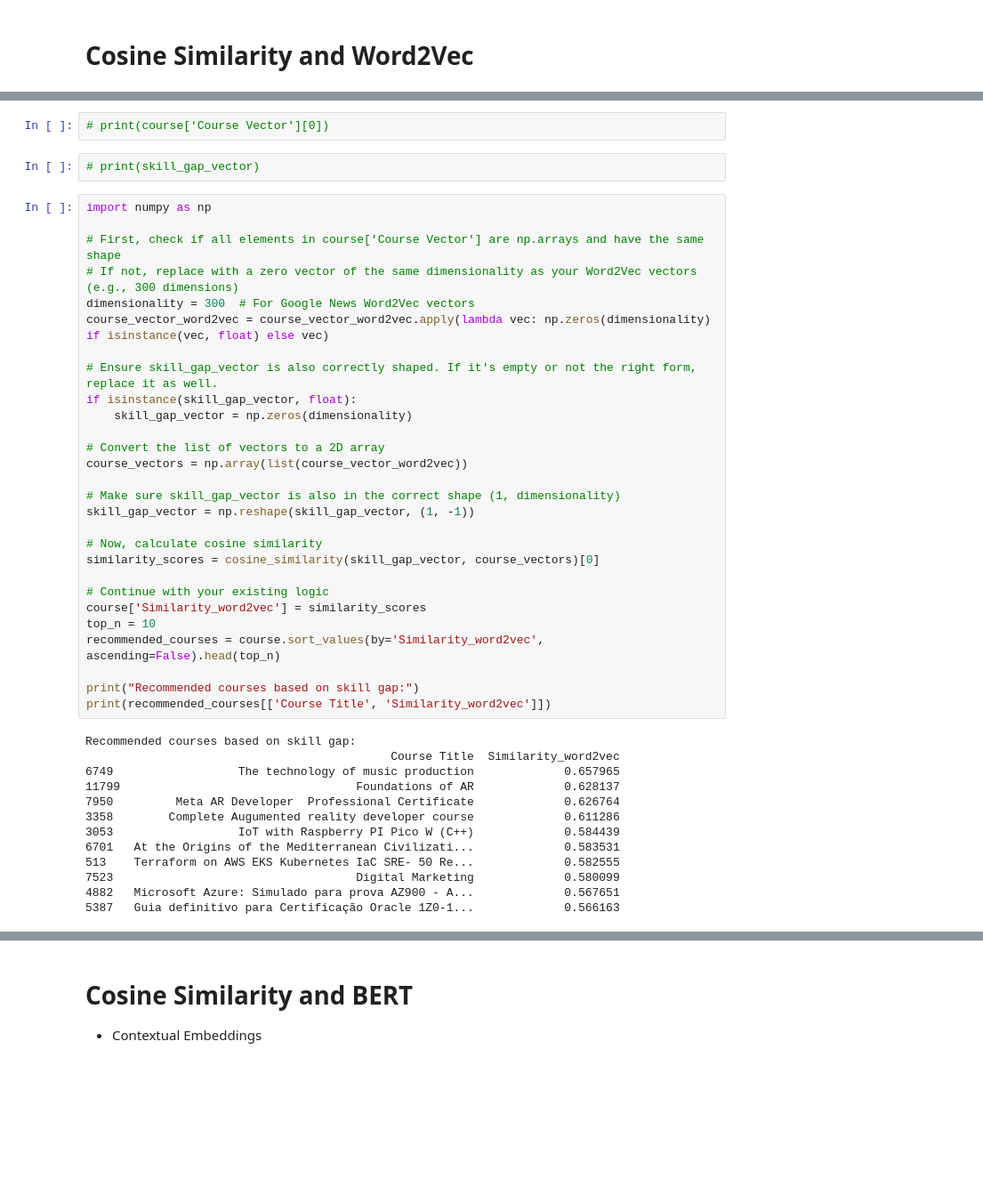
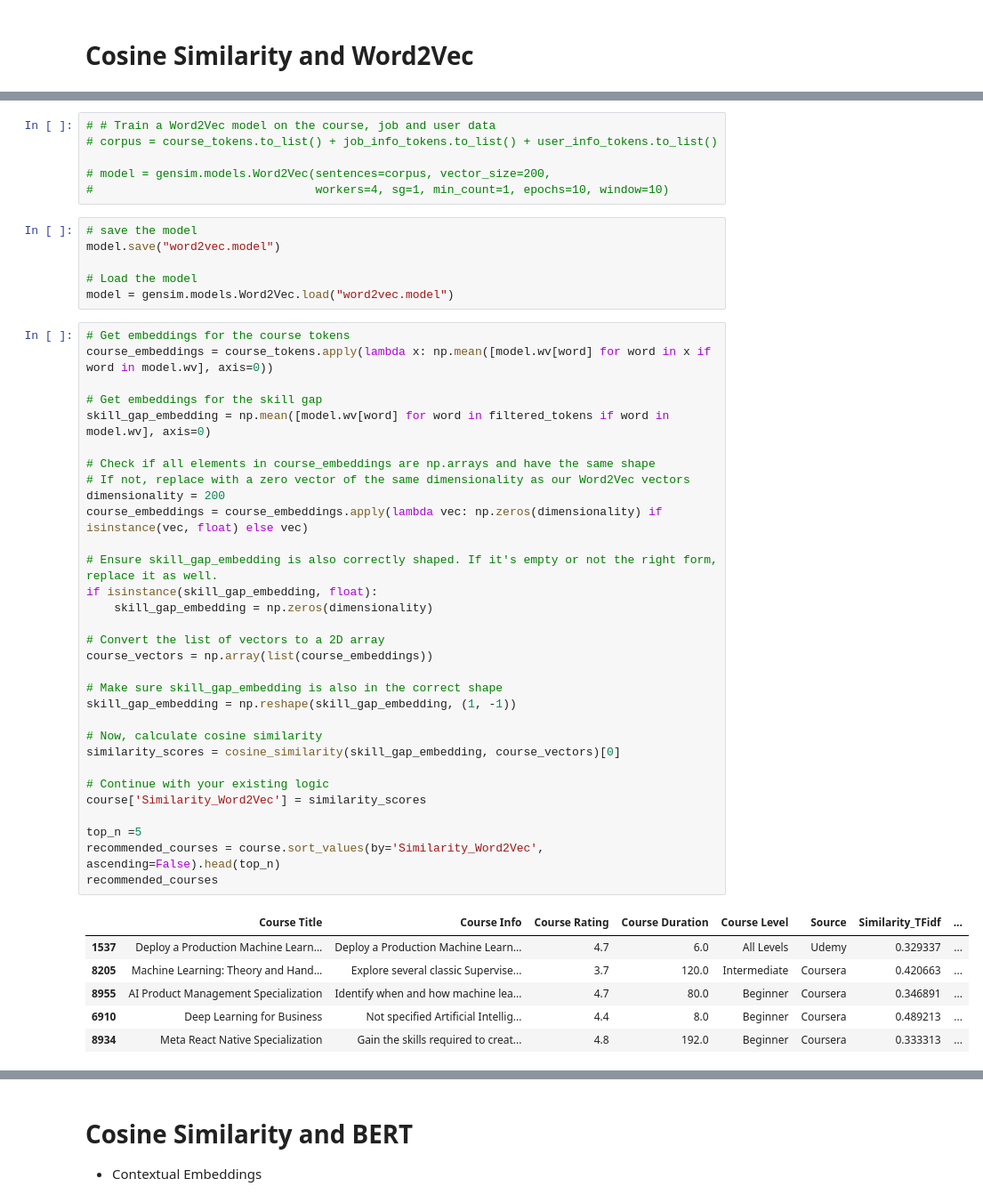
Before and after one commit to Xjkslhstxn/BT4222, a Jupyter notebook: 2.3 CourseRecommendation.ipynb, the cells around one changed output, grey strips where cells are left out. Shown at 89% size. Cells and saved outputs as stored; diff of their text form; blank space fills up the shorter version.

```diff
--- a/2.3 CourseRecommendation.ipynb
+++ b/2.3 CourseRecommendation.ipynb
@@ -258,45 +251,50 @@ skill_gap_vector = np.mean([document_vector(doc) for doc in filtered_tokens], ax
-# %%
-# print(course['Course Vector'][0])
-# %%
-# print(skill_gap_vector)
+# %%
+# # Train a Word2Vec model on the course, job and user data
+# corpus = course_tokens.to_list() + job_info_tokens.to_list() + user_info_tokens.to_list()
+
+# model = gensim.models.Word2Vec(sentences=corpus, vector_size=200,
+#                                workers=4, sg=1, min_count=1, epochs=10, window=10)
+# %%
+# save the model
+model.save("word2vec.model")
+
+# Load the model
+model = gensim.models.Word2Vec.load("word2vec.model")
 # %%
-import numpy as np
+# Get embeddings for the course tokens
+course_embeddings = course_tokens.apply(lambda x: np.mean([model.wv[word] for word in x if word in model.wv], axis=0))
 
-# First, check if all elements in course['Course Vector'] are np.arrays and have the same shape
-# If not, replace with a zero vector of the same dimensionality as your Word2Vec vectors (e.g., 300 dimensions)
-dimensionality = 300  # For Google News Word2Vec vectors
-course_vector_word2vec = course_vector_word2vec.apply(lambda vec: np.zeros(dimensionality) if isinstance(vec, float) else vec)
+# Get embeddings for the skill gap
+skill_gap_embedding = np.mean([model.wv[word] for word in filtered_tokens if word in model.wv], axis=0)
 
-# Ensure skill_gap_vector is also correctly shaped. If it's empty or not the right form, replace it as well.
-if isinstance(skill_gap_vector, float):
-    skill_gap_vector = np.zeros(dimensionality)
+# Check if all elements in course_embeddings are np.arrays and have the same shape
+# If not, replace with a zero vector of the same dimensionality as our Word2Vec vectors
+dimensionality = 200
+course_embeddings = course_embeddings.apply(lambda vec: np.zeros(dimensionality) if isinstance(vec, float) else vec)
+
+# Ensure skill_gap_embedding is also correctly shaped. If it's empty or not the right form, replace it as well.
+if isinstance(skill_gap_embedding, float):
+    skill_gap_embedding = np.zeros(dimensionality)
 
 # Convert the list of vectors to a 2D array
-course_vectors = np.array(list(course_vector_word2vec))
+course_vectors = np.array(list(course_embeddings))
 
-# Make sure skill_gap_vector is also in the correct shape (1, dimensionality)
-skill_gap_vector = np.reshape(skill_gap_vector, (1, -1))
+# Make sure skill_gap_embedding is also in the correct shape
+skill_gap_embedding = np.reshape(skill_gap_embedding, (1, -1))
 
 # Now, calculate cosine similarity
-similarity_scores = cosine_similarity(skill_gap_vector, course_vectors)[0]
+similarity_scores = cosine_similarity(skill_gap_embedding, course_vectors)[0]
 
 # Continue with your existing logic
-course['Similarity_word2vec'] = similarity_scores
-top_n = 10
-recommended_courses = course.sort_values(by='Similarity_word2vec', ascending=False).head(top_n)
+course['Similarity_Word2Vec'] = similarity_scores
 
-print("Recommended courses based on skill gap:")
-print(recommended_courses[['Course Title', 'Similarity_word2vec']])
+top_n =5
+recommended_courses = course.sort_values(by='Similarity_Word2Vec', ascending=False).head(top_n)
+recommended_courses
 # %% [output]
-Recommended courses based on skill gap:
-                                            Course Title  Similarity_word2vec
-6749                  The technology of music production             0.657965
-11799                                  Foundations of AR             0.628137
-7950         Meta AR Developer  Professional Certificate             0.626764
-3358        Complete Augumented reality developer course             0.611286
-3053                  IoT with Raspberry PI Pico W (C++)             0.584439
-6701   At the Origins of the Mediterranean Civilizati...             0.583531
-513    Terraform on AWS EKS Kubernetes IaC SRE- 50 Re...             0.582555
-7523                                   Digital Marketing             0.580099
-4882   Microsoft Azure: Simulado para prova AZ900 - A...             0.567651
-5387   Guia definitivo para Certificação Oracle 1Z0-1...             0.566163
+|  | Course Title | Course Info | Course Rating | Course Duration | Course Level | Source | Similarity_TFidf | ... |
+| 1537 | Deploy a Production Machine Learn... | Deploy a Production Machine Learn... | 4.7 | 6.0 | All Levels | Udemy | 0.329337 | ... |
+| 8205 | Machine Learning: Theory and Hand... | Explore several classic Supervise... | 3.7 | 120.0 | Intermediate | Coursera | 0.420663 | ... |
+| 8955 | AI Product Management Specialization | Identify when and how machine lea... | 4.7 | 80.0 | Beginner | Coursera | 0.346891 | ... |
+| 6910 | Deep Learning for Business | Not specified Artificial Intellig... | 4.4 | 8.0 | Beginner | Coursera | 0.489213 | ... |
+| 8934 | Meta React Native Specialization | Gain the skills required to creat... | 4.8 | 192.0 | Beginner | Coursera | 0.333313 | ... |
```
Also changed, not shown: parts of 23 cells of this notebook, 1 other file.
